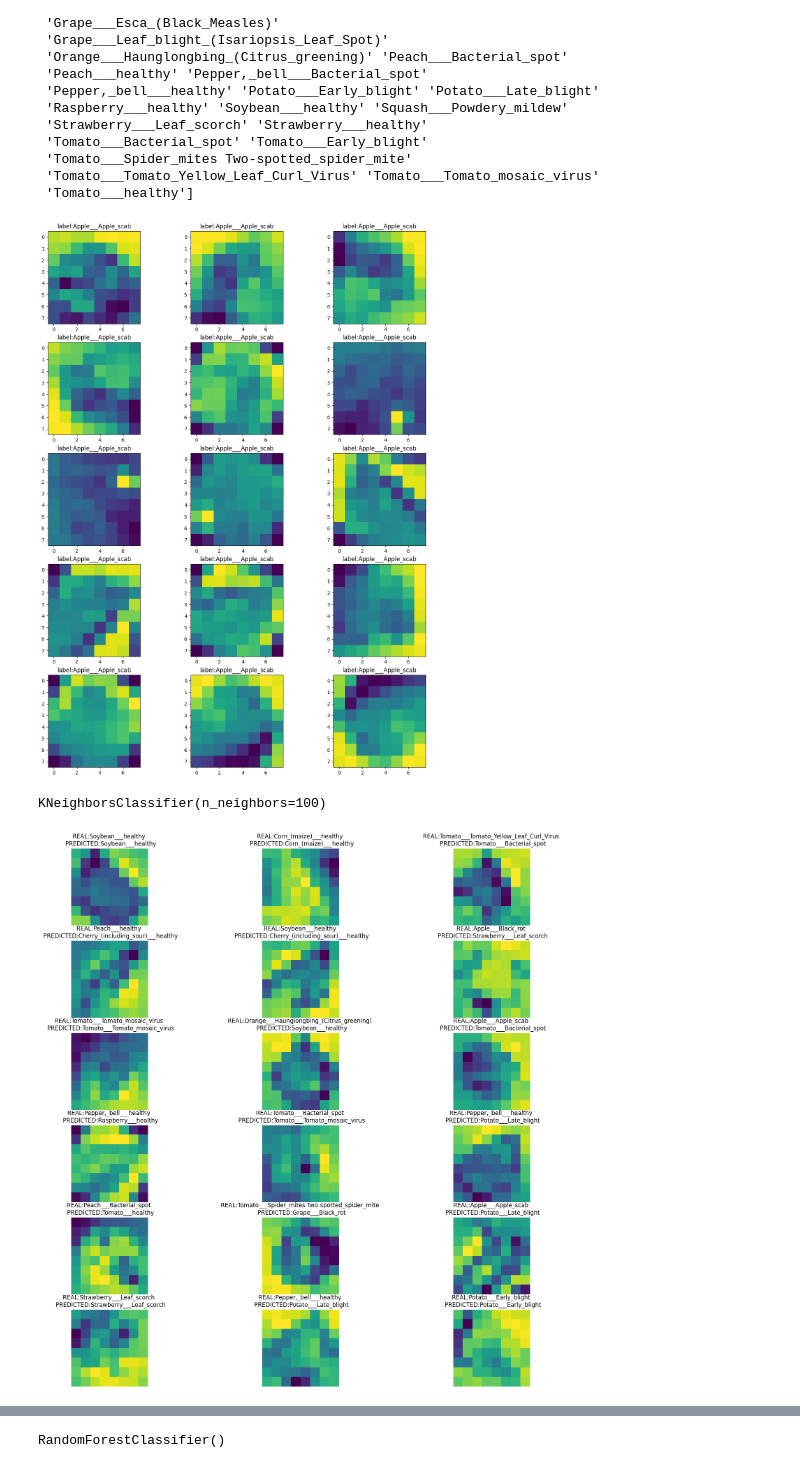
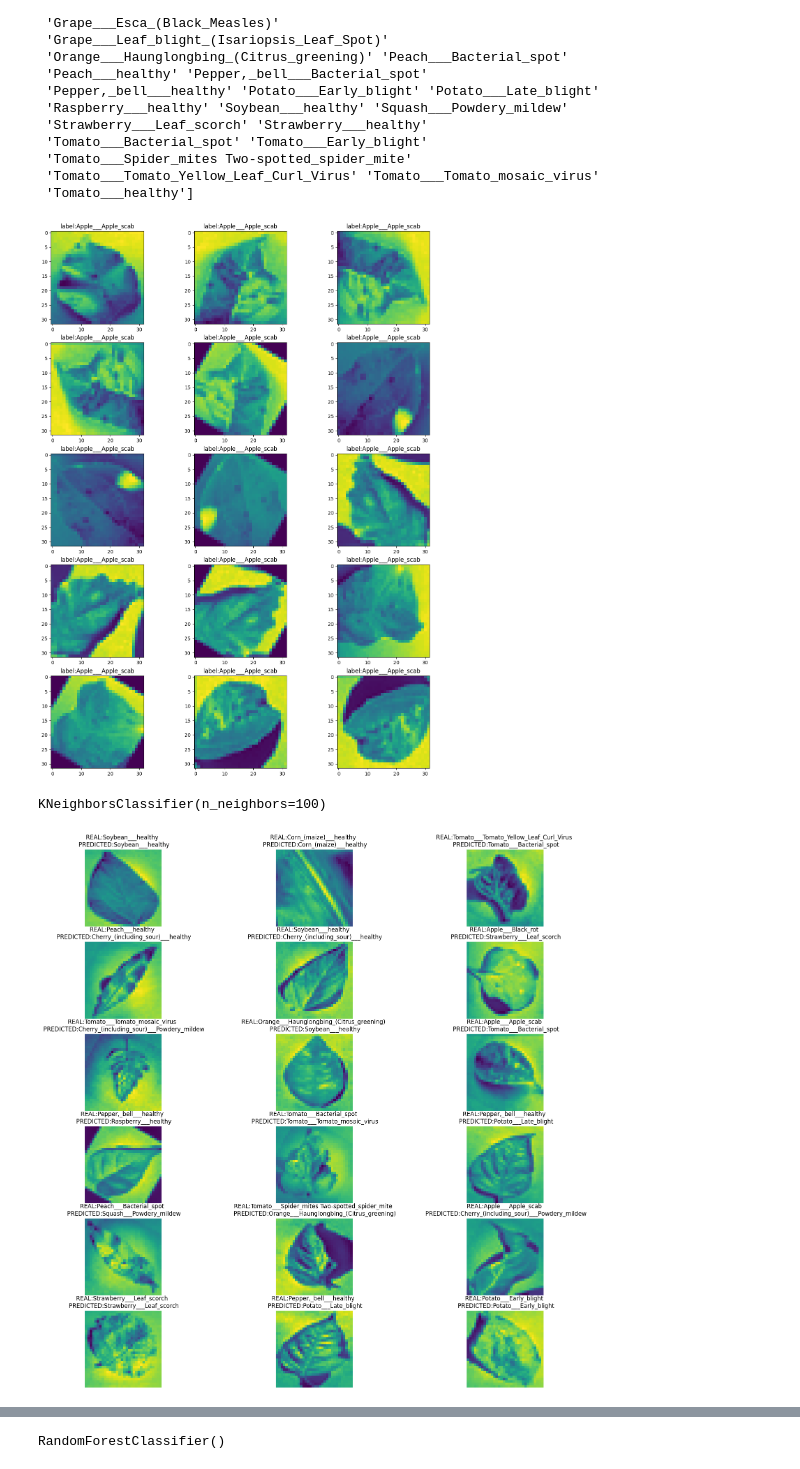
Before and after one commit to imenkenza/leaf-disease-detection, a Jupyter notebook: leaf_disease_detection.ipynb, the cells around one changed output, grey strips where cells are left out. Saved outputs shown, nothing was run; the diff lists cells and outputs as text; code cells hidden in the pictures.

```diff
--- a/leaf_disease_detection.ipynb
+++ b/leaf_disease_detection.ipynb
@@ -8,7 +8,7 @@ from PIL import Image
 # %% [markdown]
 #### Data preparation
 # %%
-def load_data(root_dir,image_size=(32,32)):
+def load_data(root_dir,image_size=(64,64)):
     X=[]
     Y=[]
     for label in sorted(os.listdir(root_dir)):
@@ -24,7 +24,7 @@ def load_data(root_dir,image_size=(32,32)):
     return np.array(X), np.array(Y)
 # %%
 image_folder='data'
-X,y=load_data(image_folder,image_size=(32,32))
+X,y=load_data(image_folder,image_size=(64,64))
 # %%
 X
 # %% [output]
@@ -60,11 +60,11 @@ print(np.unique(y))
 # %%
 fig, axes=plt.subplots(5,3,figsize=(15,20))
 for i, ax in enumerate(axes.ravel()):
-    ax.imshow(X[i].reshape(32,32))
+    ax.imshow(X[i].reshape(64,64))
     ax.set_title(f"label:{y[i]}")
 plt.show()
 # %% [output]
-[figure, old version]
+[figure, new version]
 # %%
 from sklearn.preprocessing import StandardScaler
 from sklearn.model_selection import train_test_split
@@ -84,12 +84,12 @@ y_pred=knn.predict(X_test)
 # %%
 fig, axes=plt.subplots(6,3,figsize=(20,20))
 for i, ax in enumerate(axes.ravel()):
-    ax.imshow(X_test[i].reshape(32,32))
+    ax.imshow(X_test[i].reshape(64,64))
     ax.set_title(f"REAL:{y_test[i]} \n PREDICTED:{y_pred[i]}")
     ax.axis('off')
 plt.show()
 # %% [output]
-[figure, old version]
+[figure, new version]
 # %%
 print(f'Accuracy SCORE:{accuracy_score(y_test,y_pred)*100}%')
 print(f'CLASSIFICATION REPORT: \n {classification_report(y_test,y_pred)}')
```
Also changed, not shown: parts of 8 cells of this notebook.
